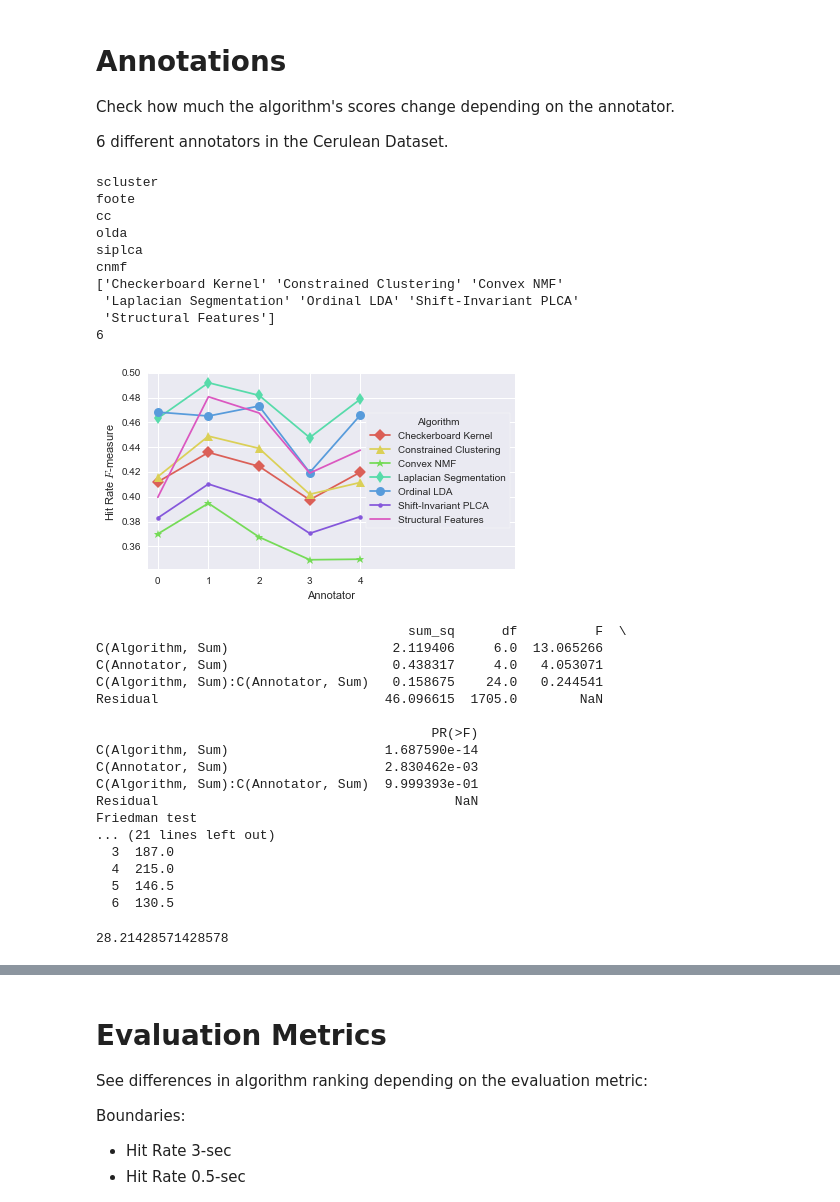
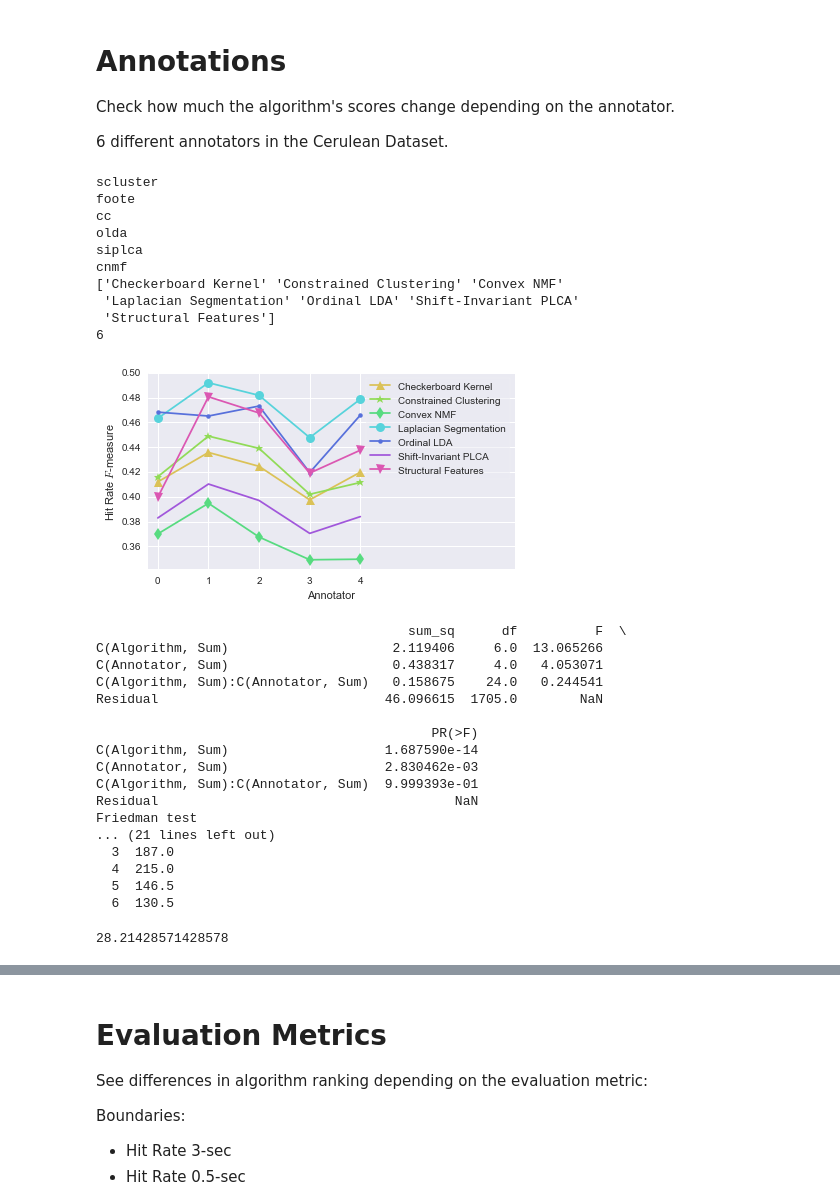
Before and after one commit to urinieto/msaf-experiments, a Jupyter notebook: notes/Experiments.ipynb, the cells around one changed output, grey strips where cells are left out. Drawn from its saved outputs; the diff is of its cells as text; code cells hidden in the pictures.

Commit message:
Updated all plots such that all algorithms are consistent

```diff
--- a/notes/Experiments.ipynb
+++ b/notes/Experiments.ipynb
@@ -1201,36 +1208,39 @@ df = pd.DataFrame(d)
 print np.unique(d["Algorithm"])
 N = len(np.unique(d["Algorithm"]))
 print len(G)
 
 # PLOT
+algo_indeces = np.arange(1, 8)
 plt.figure(figsize=(6,3.5))
 interaction_plot(df["Annotator"], df["Algorithm"],
-                 df["Score"], colors=colors_bounds[:N],
-                 markers=markers[:N], ms=9, ax=plt.gca(), legendloc="center right")
+                 df["Score"], colors=[colors_all[i] for i in algo_indeces],
+                 markers=[markers_all[i] for i in algo_indeces], ms=9, ax=plt.gca(), legendloc="center right")
+leg = plt.legend()
+leg.get_frame().set_alpha(0.5)
 plt.gca().set_ylim([0.342, 0.5])
 plt.gca().set_xlim([-0.2, 7.05])
 plt.ylabel("Hit Rate $F$-measure")
 plt.tight_layout()
 plt.savefig("../figs/annotators_bounds_anova.pdf")
 plt.show()
 
 sum_lm = ols("Score ~ C(Algorithm, Sum) * C(Annotator, Sum)", data=df).fit()
 print anova_lm(sum_lm, typ=2)
 
 # G = np.asarray(G).reshape((len(np.unique(df["Algorithm"])), len(np.unique(df["Annotator"]))))
 friedman(G, alpha = 0.05, ignoreties = False, onetailed = True, verbose = True)
 # %% [output]
 scluster
 foote
 cc
 olda
 siplca
 cnmf
 ['Checkerboard Kernel' 'Constrained Clustering' 'Convex NMF'
  'Laplacian Segmentation' 'Ordinal LDA' 'Shift-Invariant PLCA'
  'Structural Features']
 6
-[figure, old version]
+[figure, new version]
                                         sum_sq      df          F  \
 C(Algorithm, Sum)                     2.119406     6.0  13.065266
 C(Annotator, Sum)                     0.438317     4.0   4.053071
```
Also changed, not shown: parts of 12 cells of this notebook, 13 other files.
